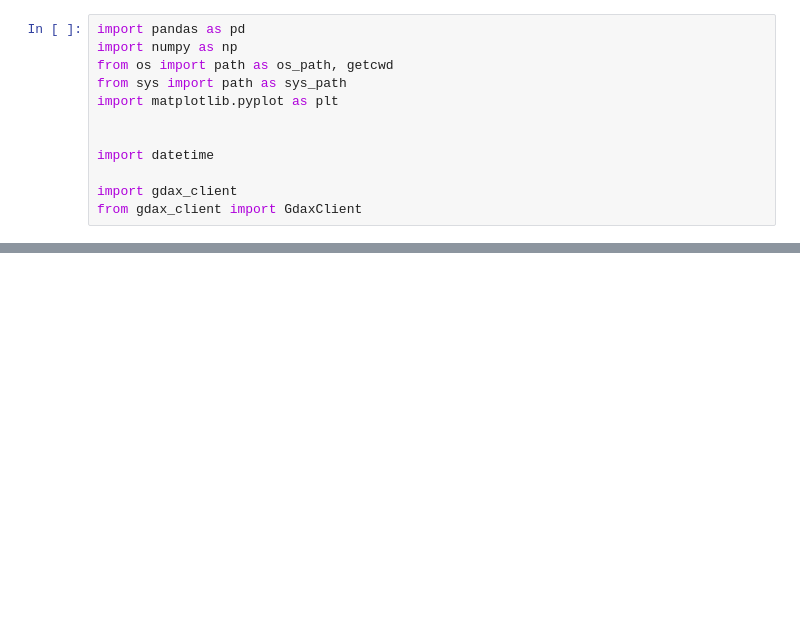
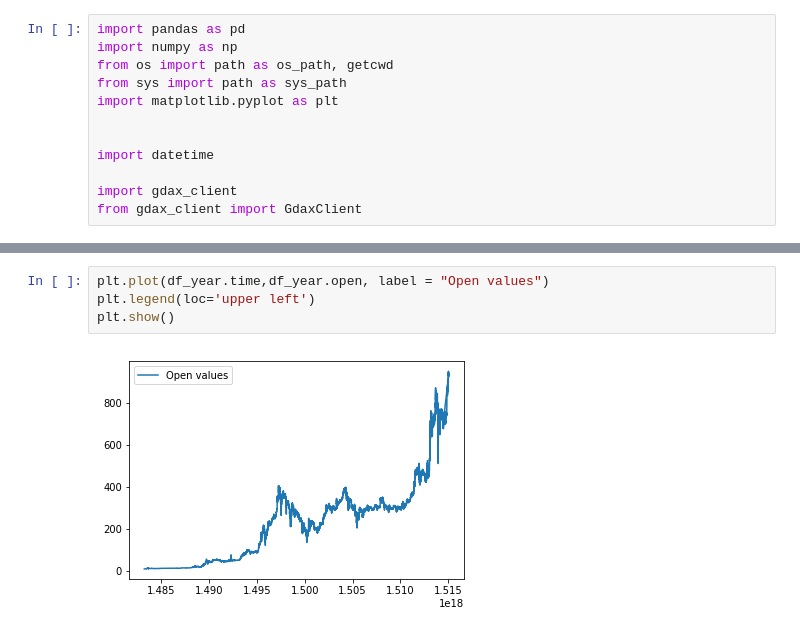
Before and after one commit to GuilhermeGSousa/ml-stock-prediction, a Jupyter notebook: get_gdax_data.ipynb, the cells around one changed output, grey strips where cells are left out. Cells and saved outputs as stored; diff of their text form; blank space fills up the shorter version.

```diff
--- a/get_gdax_data.ipynb
+++ b/get_gdax_data.ipynb
@@ -69 +70,7 @@ for i, row in df_year.iterrows():
             print("No data between {} and {}.".format(current_date["time"], next_date["time"]))
+# %%
+plt.plot(df_year.time,df_year.open, label = "Open values")
+plt.legend(loc='upper left')
+plt.show()
+# %% [output]
+[figure, added]
```
Also changed, not shown: parts of 3 cells of this notebook.
